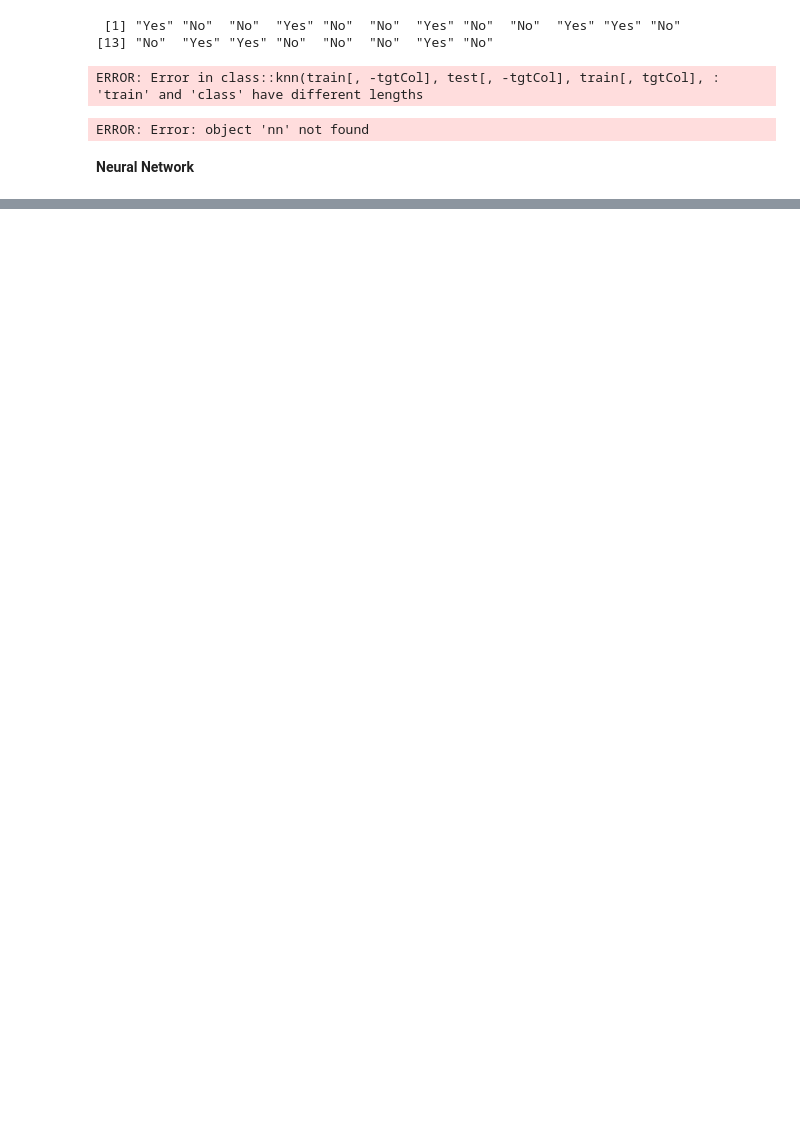
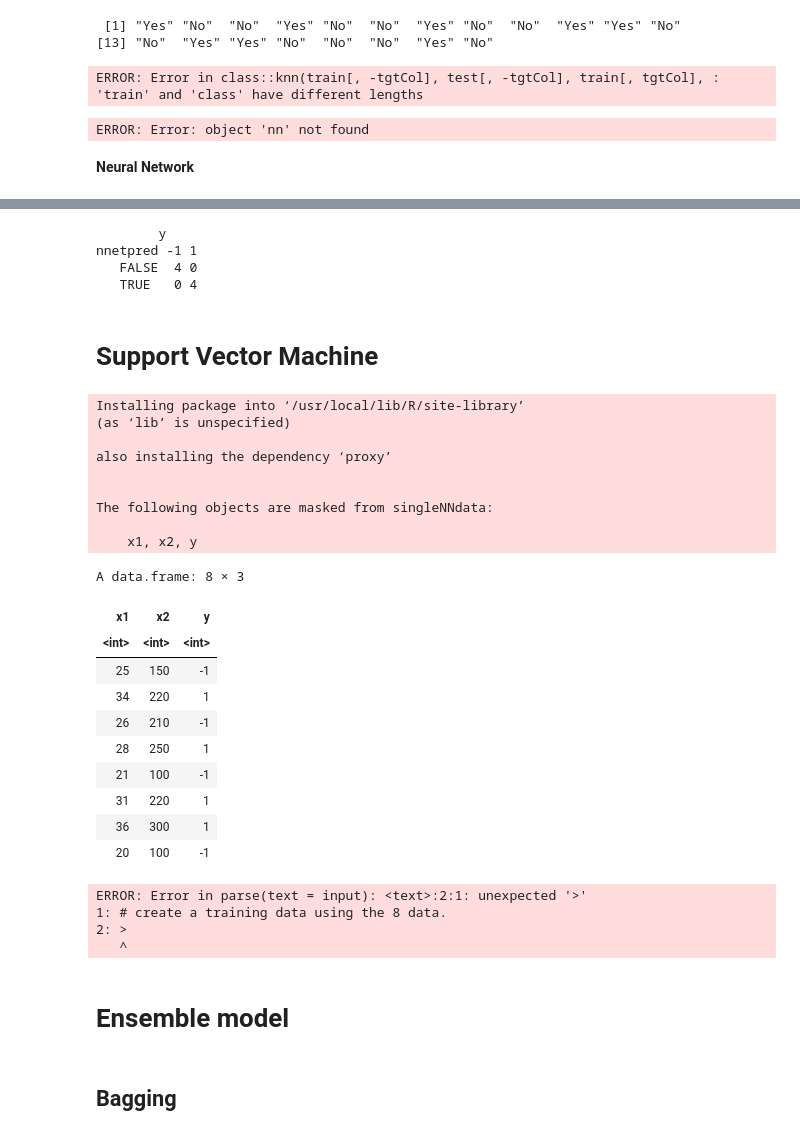
Before and after one commit to ogut77/DataScience, a Jupyter notebook: Chapter7R.ipynb, the cells around one changed output, grey strips where cells are left out. Drawn from its saved outputs; the diff is of its cells as text; code cells hidden in the pictures; blank space fills up the shorter version.

```diff
--- a/Chapter7R.ipynb
+++ b/Chapter7R.ipynb
@@ -170,0 +243,46 @@ table(nnetpred,y)
+# %%
+table(nnetpred,y)
+# %% [output]
+        y
+nnetpred -1 1
+   FALSE  4 0
+   TRUE   0 4
+# %% [markdown]
+# **Support Vector Machine**
+# %%
+install.packages('e1071')
+library(e1071)
+svmdata <- read.csv('https://raw.githubusercontent.com/ogut77/DataScience/refs/heads/main/svmdata.csv', header=T, as.is=FALSE)
+attach(svmdata)
+svmdata
+# %% [output]
+Installing package into ‘/usr/local/lib/R/site-library’
+(as ‘lib’ is unspecified)
+
+also installing the dependency ‘proxy’
+
+
+The following objects are masked from singleNNdata:
+
+    x1, x2, y
+A data.frame: 8 × 3
+| x1 | x2 | y |
+| <int> | <int> | <int> |
+| 25 | 150 | -1 |
+| 34 | 220 | 1 |
+| 26 | 210 | -1 |
+| 28 | 250 | 1 |
+| 21 | 100 | -1 |
+| 31 | 220 | 1 |
+| 36 | 300 | 1 |
+| 20 | 100 | -1 |
+# %%
+# create a training data using the 8 data.
+> train <- svmdata[1:8,]
+# create a testing data using the same 8 data
+> test <- svmdata[1:8,]
+# %% [output]
+ERROR: Error in parse(text = input): <text>:2:1: unexpected '>'
+1: # create a training data using the 8 data.
+2: >
+   ^
@@ -170,0 +302,4 @@ table(nnetpred,y)
+# %% [markdown]
+# **Ensemble model**
+# %% [markdown]
+## Bagging
```
Also changed, not shown: parts of 37 cells of this notebook.
